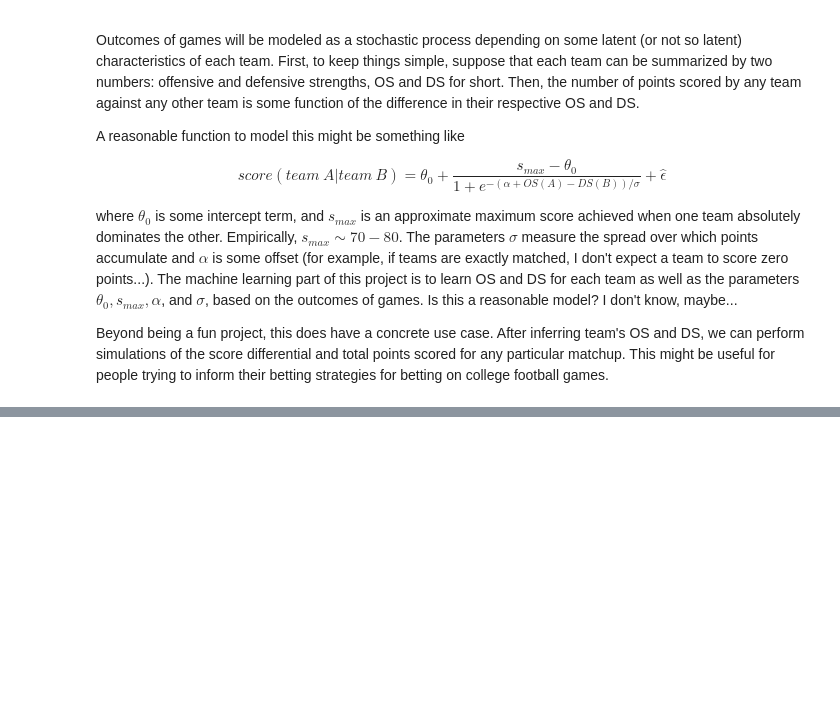
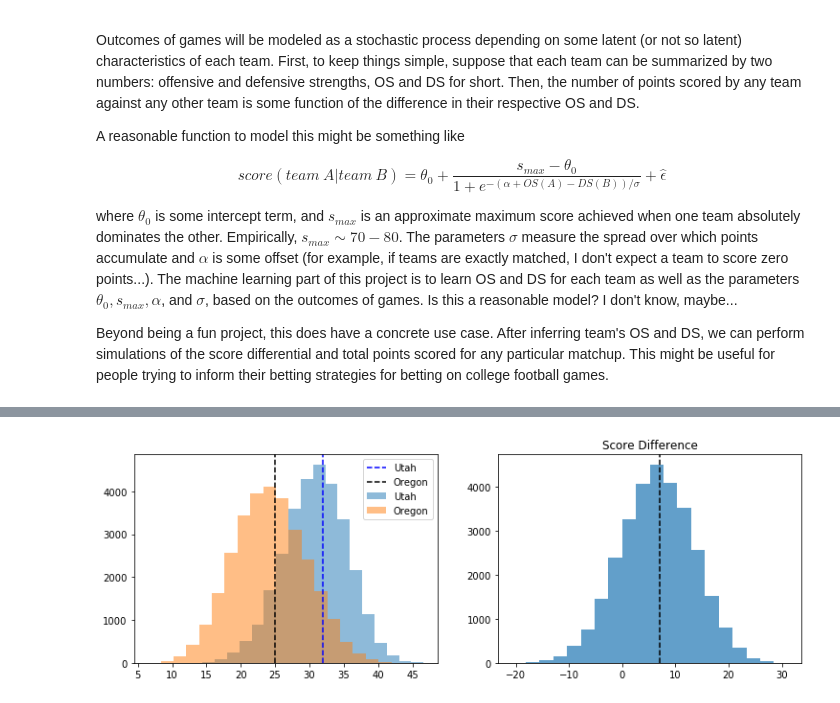
Before and after one commit to dbz10/bayesian-cfb, a Jupyter notebook: notebooks/02-modeling playground.ipynb, the cells around one changed output, grey strips where cells are left out. Cells and saved outputs as stored; diff of their text form; code cells hidden in the pictures; blank space fills up the shorter version.

```diff
--- a/notebooks/02-modeling playground.ipynb
+++ b/notebooks/02-modeling playground.ipynb
@@ -16,0 +159,47 @@ Beyond being a fun project, this does have a concrete use case. After inferring
+# %%
+import numpy as np
+def score_model(theta_0, s_max, alpha, OS, DS):
+    return theta_0 + (s_max - theta_0)/(1+np.exp(-(alpha+OS-DS)))
+# %%
+def sample_outcome(team1, team2):
+    id1 = ref[team1]
+    id2 = ref[team2]
+
+    o1_sample = trace['OS'][:,id1][10000:]
+    o2_sample = trace['OS'][:,id2][10000:]
+
+    d1_sample = trace['DS'][:,id1][10000:]
+    d2_sample = trace['DS'][:,id2][10000:]
+
+    theta_0_sample = trace['theta_0'][10000:]
+    alpha_sample = trace['alpha'][10000:]
+    s_max_sample = trace['smax'][10000:]
+
+    sample_scores_1 = score_model(theta_0_sample, s_max_sample, alpha_sample, o1_sample, d2_sample)
+    sample_scores_2 = score_model(theta_0_sample, s_max_sample, alpha_sample, o2_sample, d1_sample)
+
+    fig, ax = plt.subplots(1,2,figsize = (12.5,4))
+
+    ax[0].hist(sample_scores_1,bins = 20, alpha = 0.5, label = team1)
+    ax[0].hist(sample_scores_2,bins = 20, alpha = 0.5, label = team2)
+
+    actual_score_1 = df_in.query(f'Offense == {id1} & Defense == {id2}')['Score'].values
+    ax[0].axvline(actual_score_1, linestyle = '--', color = 'blue', label = team1)
+
+    actual_score_2 = df_in.query(f'Offense == {id2} & Defense == {id1}')['Score'].values
+    ax[0].axvline(actual_score_2, linestyle = '--', color = 'k', label = team2)
+
+    ax[0].legend()
+
+    diff = sample_scores_1 - sample_scores_2
+    ax[1].hist(diff, bins = 20, alpha = 0.7, label = 'Score Difference')
+
+    actual_score_diff = actual_score_1 - actual_score_2
+    ax[1].axvline(actual_score_diff, linestyle = '--', color = 'k')
+    ax[1].set_title('Score Difference')
+
+    plt.show()
+# %%
+sample_outcome("Utah", "Oregon")
+# %% [output]
+[figure, added]
```
Also changed, not shown: parts of 19 cells of this notebook.
